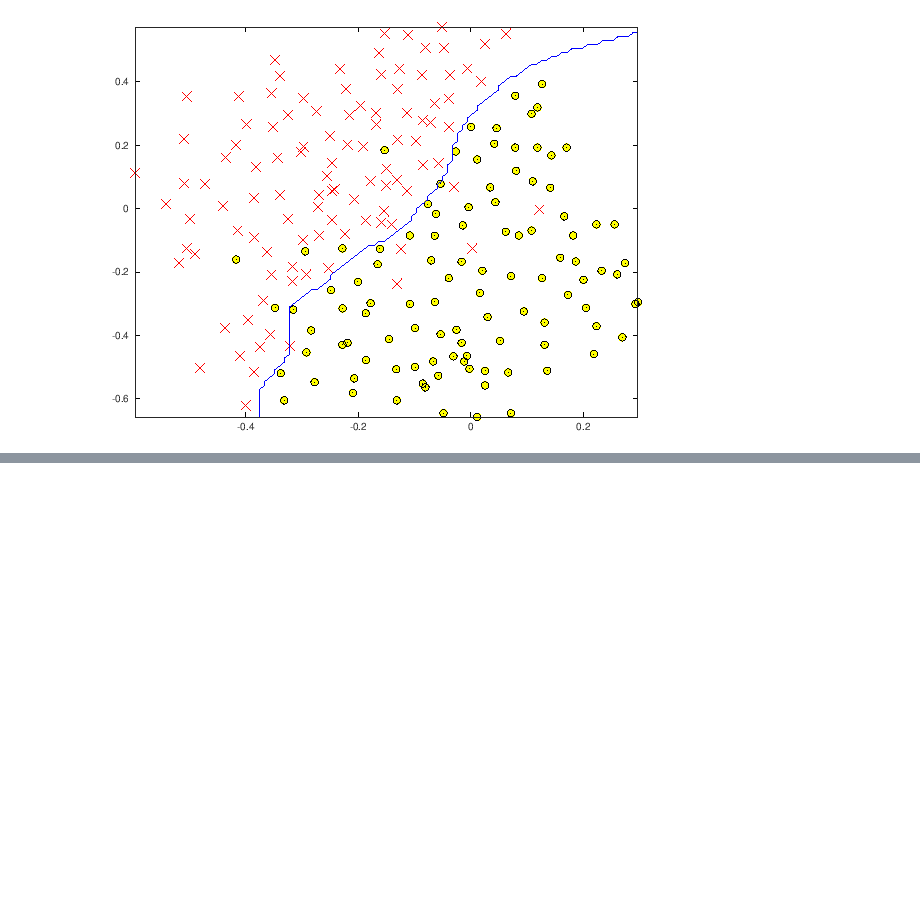
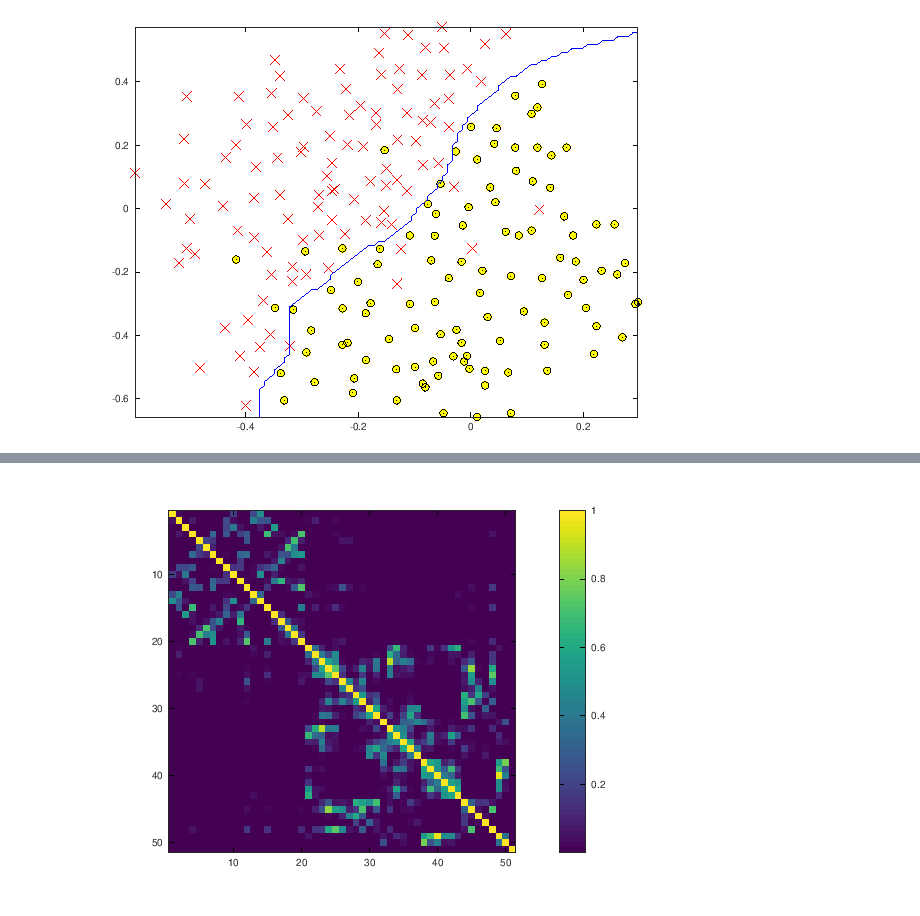
Before and after one commit to hernandezhdd/Machine-Learning-Stanford, a Jupyter notebook: ex6-octave/ex6.ipynb, the cells around one changed output, grey strips where cells are left out. Saved outputs shown, nothing was run; the diff lists cells and outputs as text; code cells hidden in the pictures; blank space fills up the shorter version.

```diff
--- a/ex6-octave/ex6.ipynb
+++ b/ex6-octave/ex6.ipynb
@@ -549,0 +627,6 @@ Training ......................................................................
+# %%
+imagesc((kern))
+% caxis([-4 0])
+colorbar()
+# %% [output]
+[figure, added]
```
Also changed, not shown: parts of 7 cells of this notebook.
